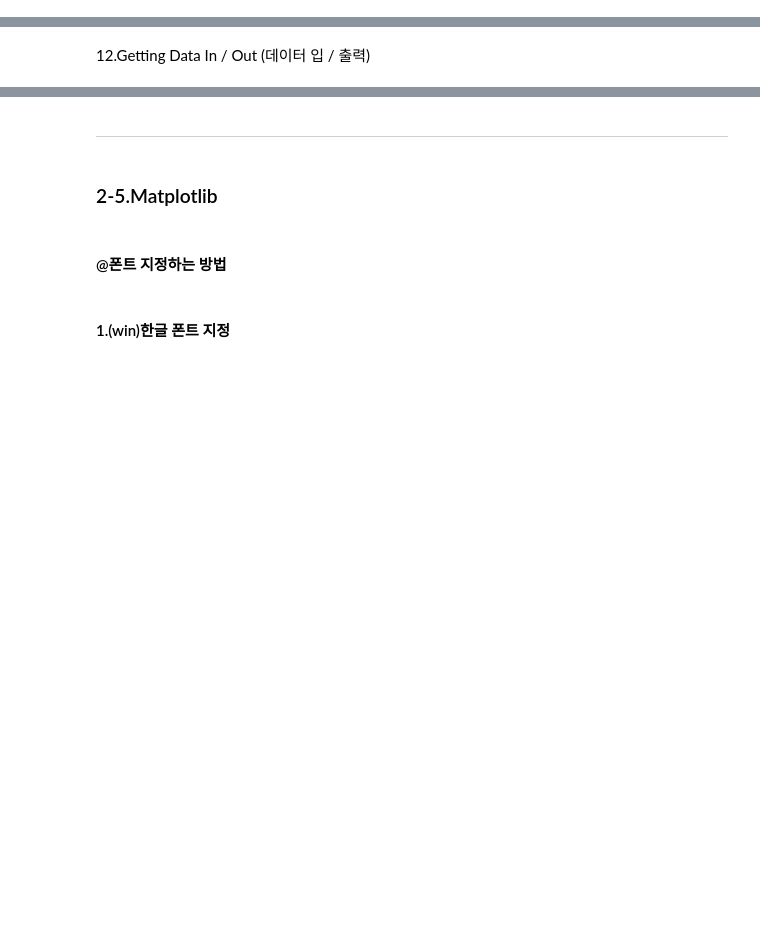
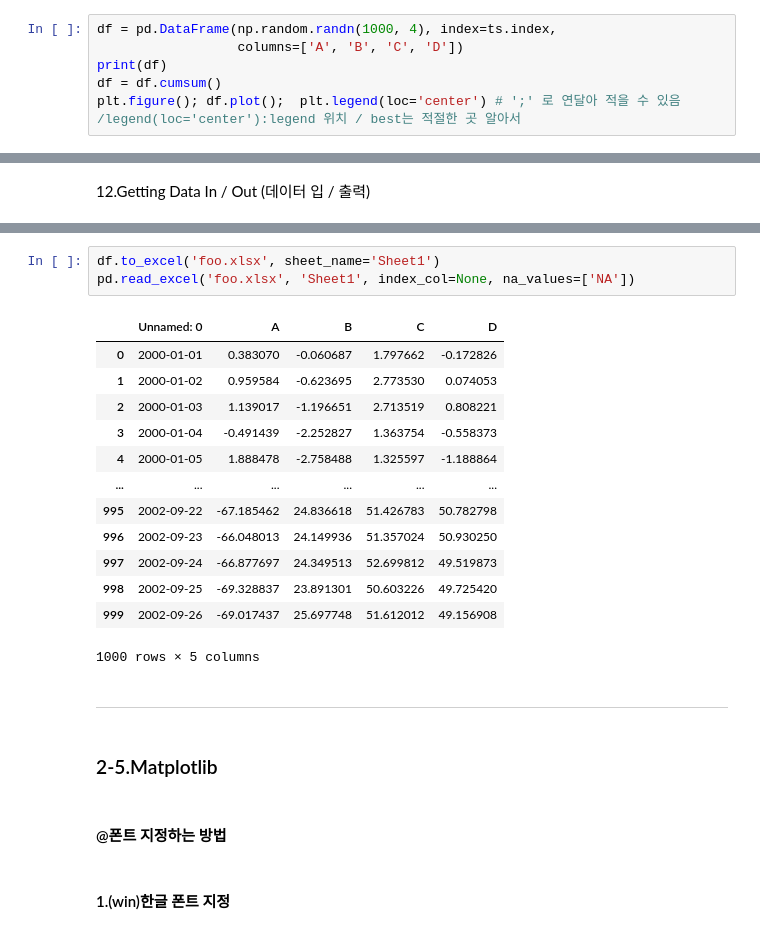
Before and after one commit to HYLee810/projectmanager, a Jupyter notebook: 2_데이터분석_02_라이브러리_실습.ipynb, the cells around one changed output, grey strips where cells are left out. Cells and saved outputs as stored; diff of their text form; blank space fills up the shorter version.

```diff
--- a/2_데이터분석_02_라이브러리_실습.ipynb
+++ b/2_데이터분석_02_라이브러리_실습.ipynb
@@ -989,0 +1218,6 @@ df.append(s, ignore_index=True) # s를 맨 마지막행에 넣기, 기존 df에
+# %%
+df = pd.DataFrame(np.random.randn(1000, 4), index=ts.index,
+                  columns=['A', 'B', 'C', 'D'])
+print(df)
+df = df.cumsum()
+plt.figure(); df.plot();  plt.legend(loc='center') # ';' 로 연달아 적을 수 있음 /legend(loc='center'):legend 위치 / best는 적절한 곳 알아서
@@ -992,3 +1278,20 @@ df.append(s, ignore_index=True) # s를 맨 마지막행에 넣기, 기존 df에
+# %%
+df.to_excel('foo.xlsx', sheet_name='Sheet1')
+pd.read_excel('foo.xlsx', 'Sheet1', index_col=None, na_values=['NA'])
+# %% [output]
+|  | Unnamed: 0 | A | B | C | D |
+| 0 | 2000-01-01 | 0.383070 | -0.060687 | 1.797662 | -0.172826 |
+| 1 | 2000-01-02 | 0.959584 | -0.623695 | 2.773530 | 0.074053 |
+| 2 | 2000-01-03 | 1.139017 | -1.196651 | 2.713519 | 0.808221 |
+| 3 | 2000-01-04 | -0.491439 | -2.252827 | 1.363754 | -0.558373 |
+| 4 | 2000-01-05 | 1.888478 | -2.758488 | 1.325597 | -1.188864 |
+| ... | ... | ... | ... | ... | ... |
+| 995 | 2002-09-22 | -67.185462 | 24.836618 | 51.426783 | 50.782798 |
+| 996 | 2002-09-23 | -66.048013 | 24.149936 | 51.357024 | 50.930250 |
+| 997 | 2002-09-24 | -66.877697 | 24.349513 | 52.699812 | 49.519873 |
+| 998 | 2002-09-25 | -69.328837 | 23.891301 | 50.603226 | 49.725420 |
+| 999 | 2002-09-26 | -69.017437 | 25.697748 | 51.612012 | 49.156908 |
+1000 rows × 5 columns
 # %% [markdown]
 
 
```
Also changed, not shown: parts of 23 cells of this notebook.
